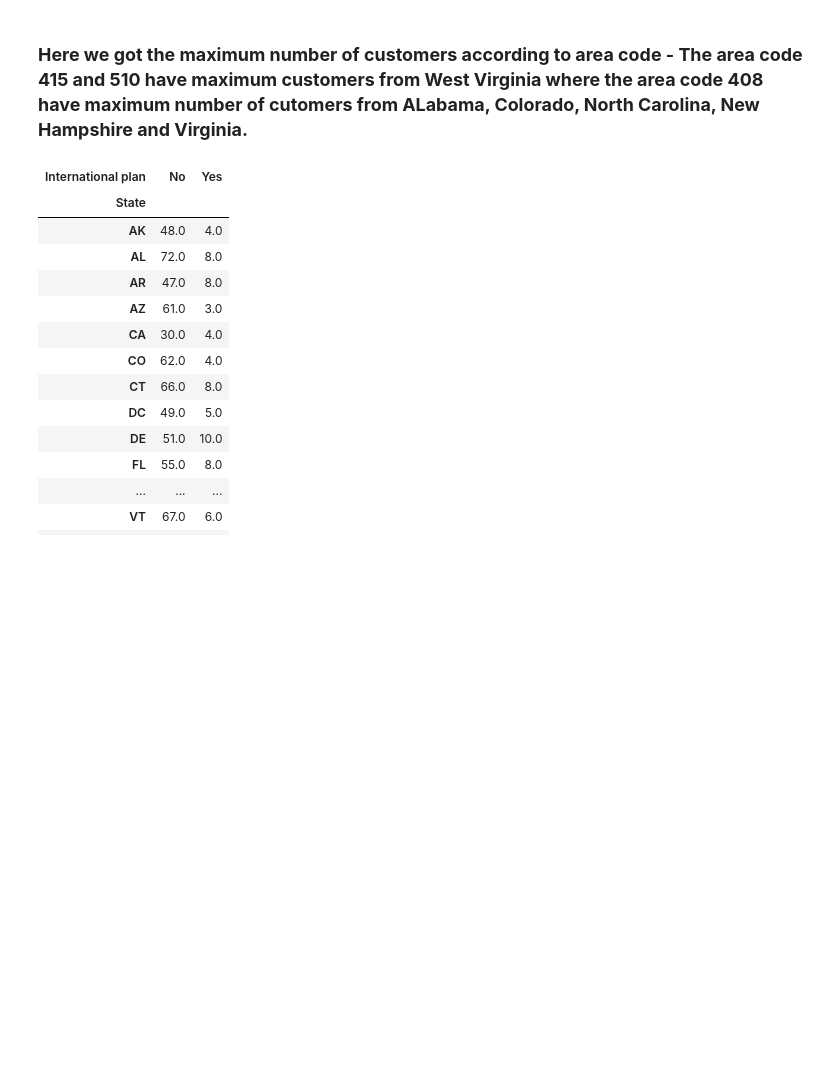
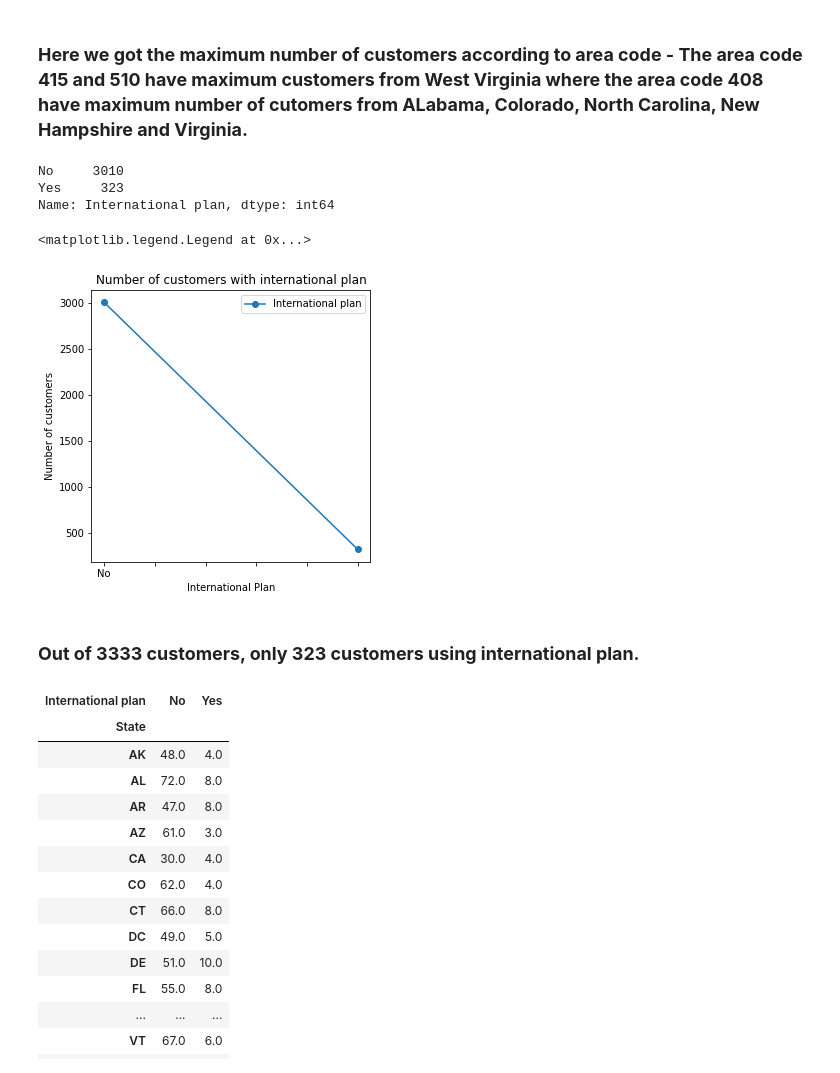
Before and after one commit to Gauravgade3/Telecom-Churn-Analysis, a Jupyter notebook: Telecom_Churn_Analysis_.ipynb, the cells around one changed output. Saved outputs shown, nothing was run; the diff lists cells and outputs as text; code cells hidden in the pictures; blank space fills up the shorter version.

```diff
--- a/Telecom_Churn_Analysis_.ipynb
+++ b/Telecom_Churn_Analysis_.ipynb
@@ -208,4 +208,24 @@ Text(0, 0.5, 'Number Of Customers')
 [figure]
 # %% [markdown]
 ### **Here we got the maximum number of customers according to area code - The area code 415 and 510 have maximum customers from West Virginia where the area code 408 have maximum number of cutomers from ALabama, Colorado, North Carolina, New Hampshire and Virginia.**
+# %%
+# Overall Customers with International plan
+int_plan=df['International plan'].value_counts()
+int_plan
+# %% [output]
+No     3010
+Yes     323
+Name: International plan, dtype: int64
+# %%
+int_plan.plot(kind='line',marker='o')
+plt.xlabel('International Plan')
+plt.ylabel('Number of customers')
+plt.title('Number of customers with international plan')
+plt.rcParams['figure.figsize']=(5,5)
+plt.legend()
+# %% [output]
+<matplotlib.legend.Legend at 0x...>
+[figure, added]
+# %% [markdown]
+### **Out of 3333 customers, only 323 customers using international plan.**
 # %%
```
Also changed, not shown: parts of 18 cells of this notebook.
